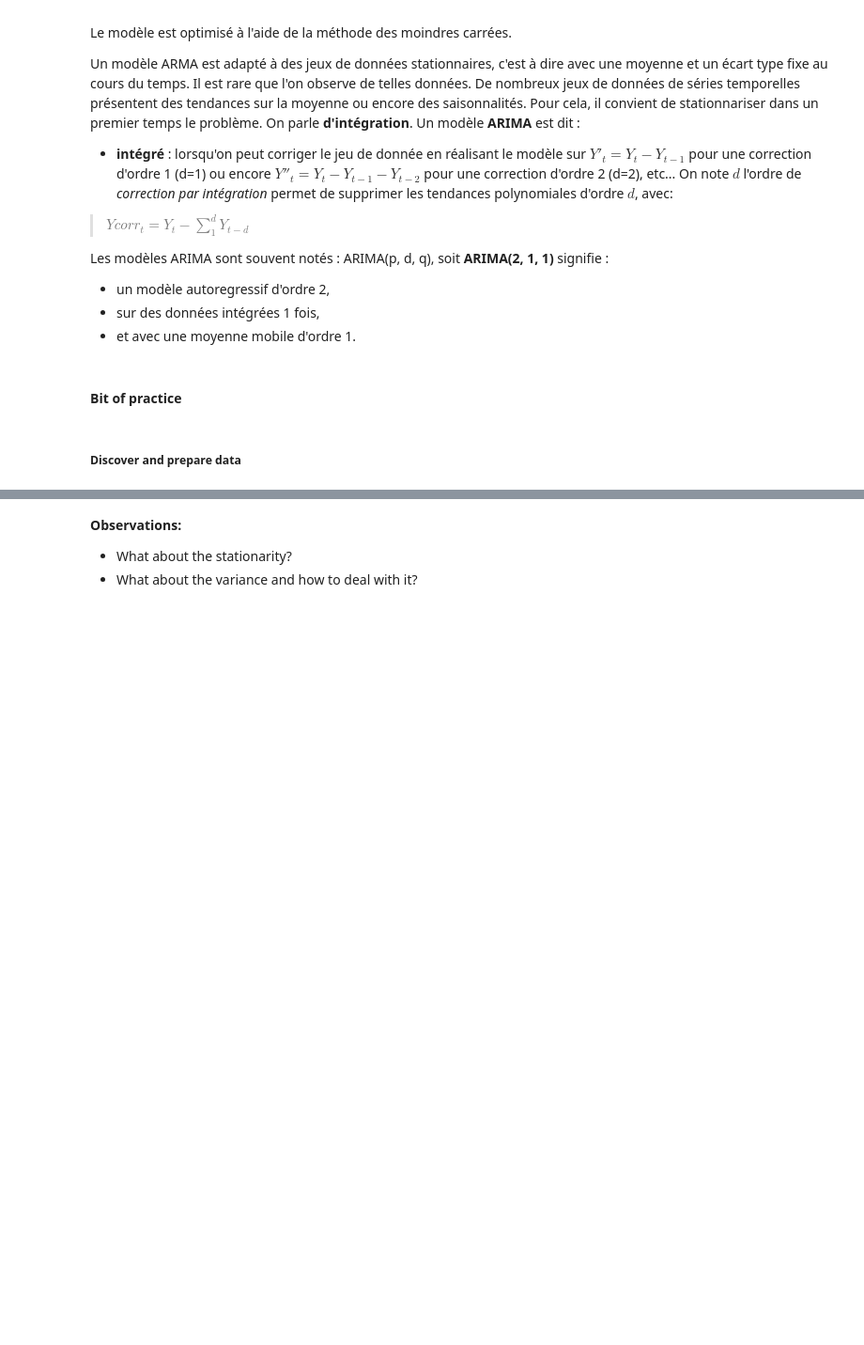
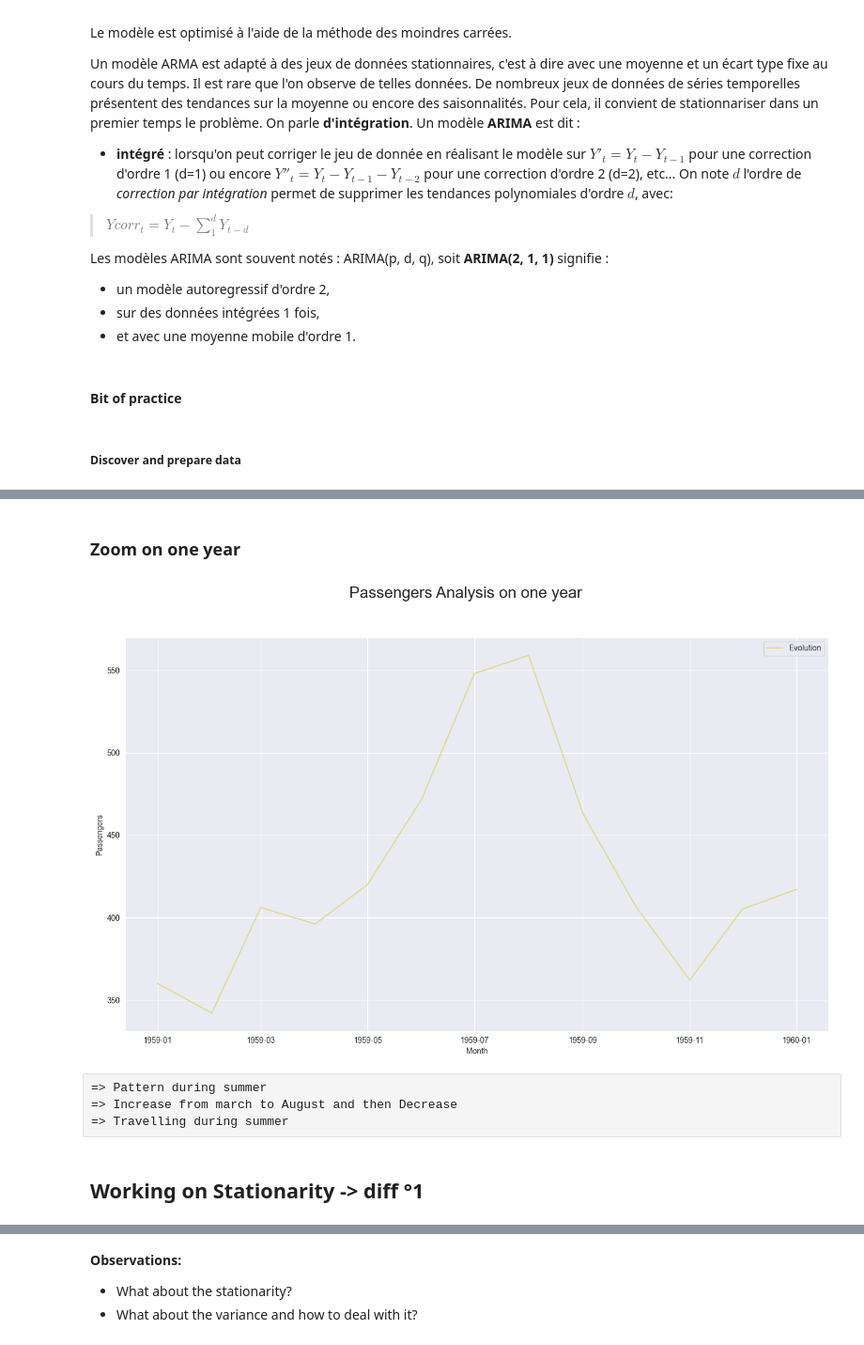
Before and after one commit to ManuLabricole/CDN-MachineLearning, a Jupyter notebook: ML6/2023_Campus_ML6-NB2.ipynb, the cells around one changed output, grey strips where cells are left out. Shown at 94% size. Drawn from its saved outputs; the diff is of its cells as text; code cells hidden in the pictures; blank space fills up the shorter version.

Commit message:
start test split

```diff
--- a/ML6/2023_Campus_ML6-NB2.ipynb
+++ b/ML6/2023_Campus_ML6-NB2.ipynb
@@ -292,0 +383,33 @@ plt.show()
+# %% [markdown]
+### Zoom on one year
+# %%
+start_date = df.index.min() + pd.DateOffset(years=10)
+end_date = start_date + pd.DateOffset(years=1)
+filtered_df = df.loc[(df.index >= start_date) & (df.index <= end_date)]
+passengers = filtered_df["Passengers"]
+# %%
+fig, ax = plt.subplots(ncols=1, nrows=1, figsize=(16,9))
+fig.suptitle("Passengers Analysis on one year", fontsize=20)
+
+
+
+
+# Plotting the normal distribution curve
+sns.lineplot(
+    ax=ax,
+    x = filtered_df.index,
+    y = passengers,
+    color = colors[1],
+    label="Evolution"
+)
+
+# Displaying the plot
+plt.show()
+# %% [output]
+[figure, added]
+# %% [raw]
+=> Pattern during summer
+=> Increase from march to August and then Decrease
+=> Travelling during summer
+# %% [markdown]
+## Working on Stationarity -> diff °1
```
Also changed, not shown: parts of 70 cells of this notebook, 2 other files.
